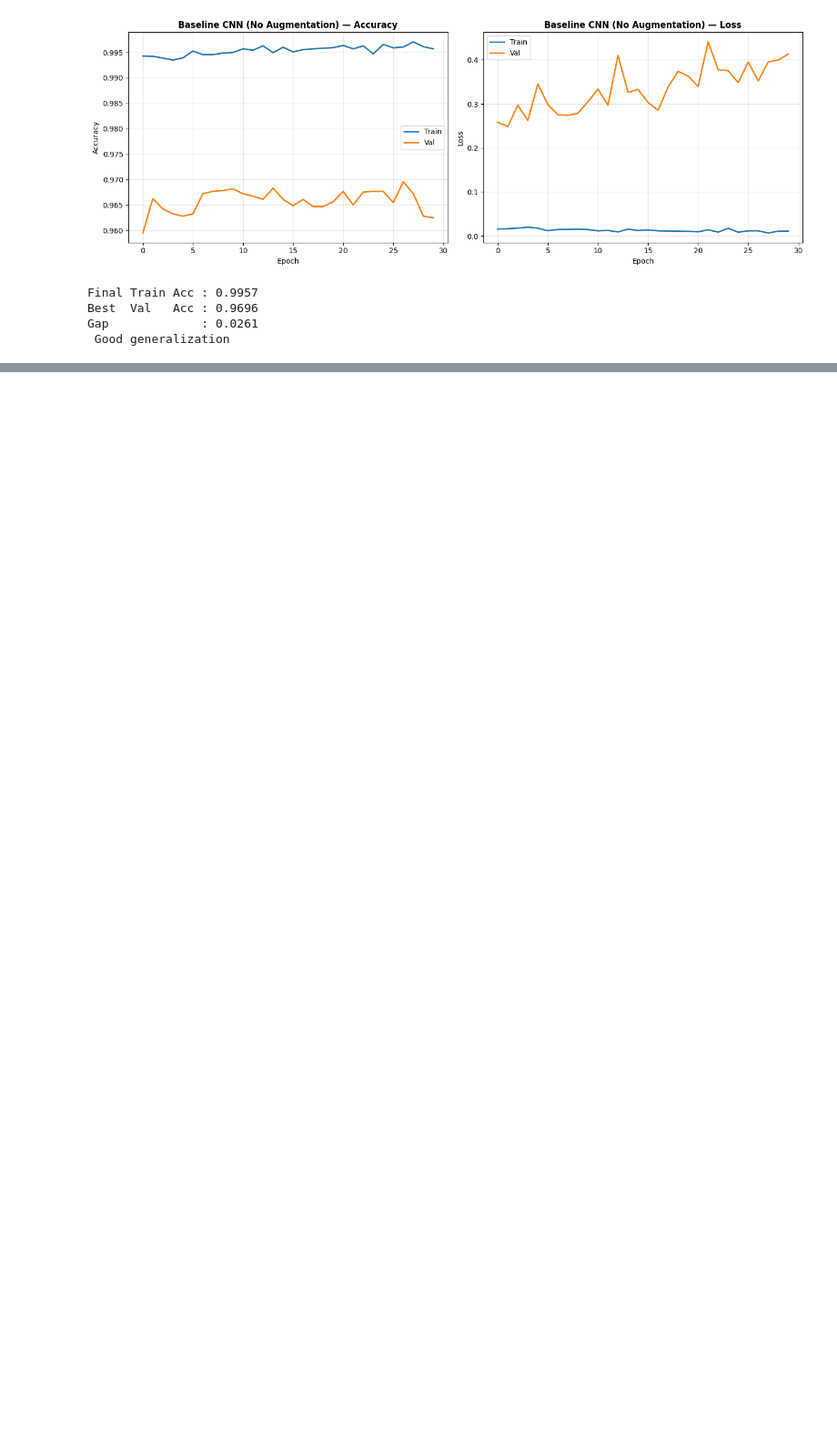
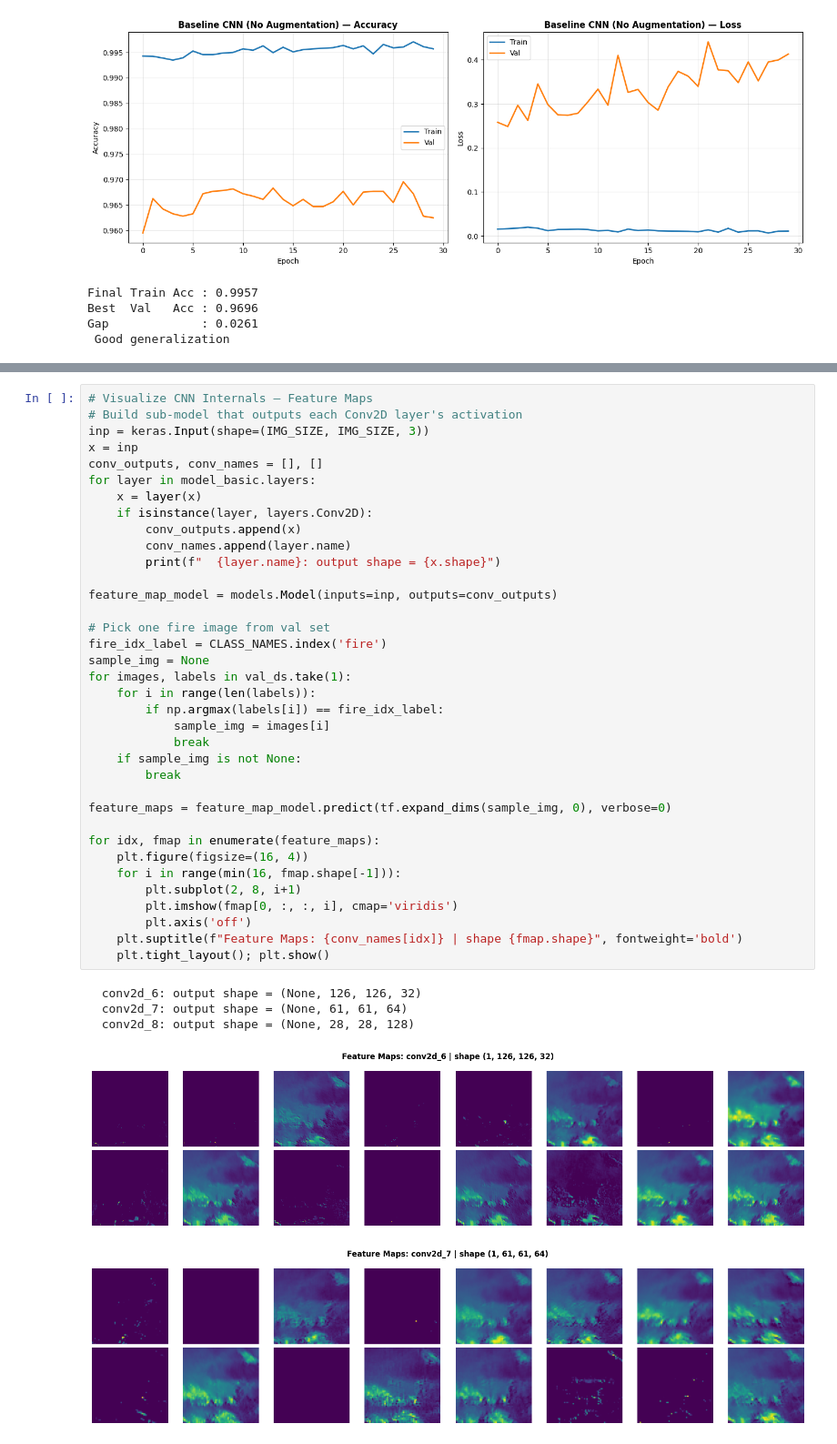
Before and after one commit to alexliu409/mini_project-5, a Jupyter notebook: notebooks/notebook.ipynb, the cells around one changed output, grey strips where cells are left out. Shown at 91% size. Cells and saved outputs as stored; diff of their text form; blank space fills up the shorter version.

```diff
--- a/notebooks/notebook.ipynb
+++ b/notebooks/notebook.ipynb
@@ -351,0 +430,42 @@ KeyboardInterrupt:
+# %%
+# Visualize CNN Internals — Feature Maps
+# Build sub-model that outputs each Conv2D layer's activation
+inp = keras.Input(shape=(IMG_SIZE, IMG_SIZE, 3))
+x = inp
+conv_outputs, conv_names = [], []
+for layer in model_basic.layers:
+    x = layer(x)
+    if isinstance(layer, layers.Conv2D):
+        conv_outputs.append(x)
+        conv_names.append(layer.name)
+        print(f"  {layer.name}: output shape = {x.shape}")
+
+feature_map_model = models.Model(inputs=inp, outputs=conv_outputs)
+
+# Pick one fire image from val set
+fire_idx_label = CLASS_NAMES.index('fire')
+sample_img = None
+for images, labels in val_ds.take(1):
+    for i in range(len(labels)):
+        if np.argmax(labels[i]) == fire_idx_label:
+            sample_img = images[i]
+            break
+    if sample_img is not None:
+        break
+
+feature_maps = feature_map_model.predict(tf.expand_dims(sample_img, 0), verbose=0)
+
+for idx, fmap in enumerate(feature_maps):
+    plt.figure(figsize=(16, 4))
+    for i in range(min(16, fmap.shape[-1])):
+        plt.subplot(2, 8, i+1)
+        plt.imshow(fmap[0, :, :, i], cmap='viridis')
+        plt.axis('off')
+    plt.suptitle(f"Feature Maps: {conv_names[idx]} | shape {fmap.shape}", fontweight='bold')
+    plt.tight_layout(); plt.show()
+# %% [output]
+  conv2d_6: output shape = (None, 126, 126, 32)
+  conv2d_7: output shape = (None, 61, 61, 64)
+  conv2d_8: output shape = (None, 28, 28, 128)
+[figure, added]
+[figure, added]
```
Also changed, not shown: parts of 10 cells of this notebook.
